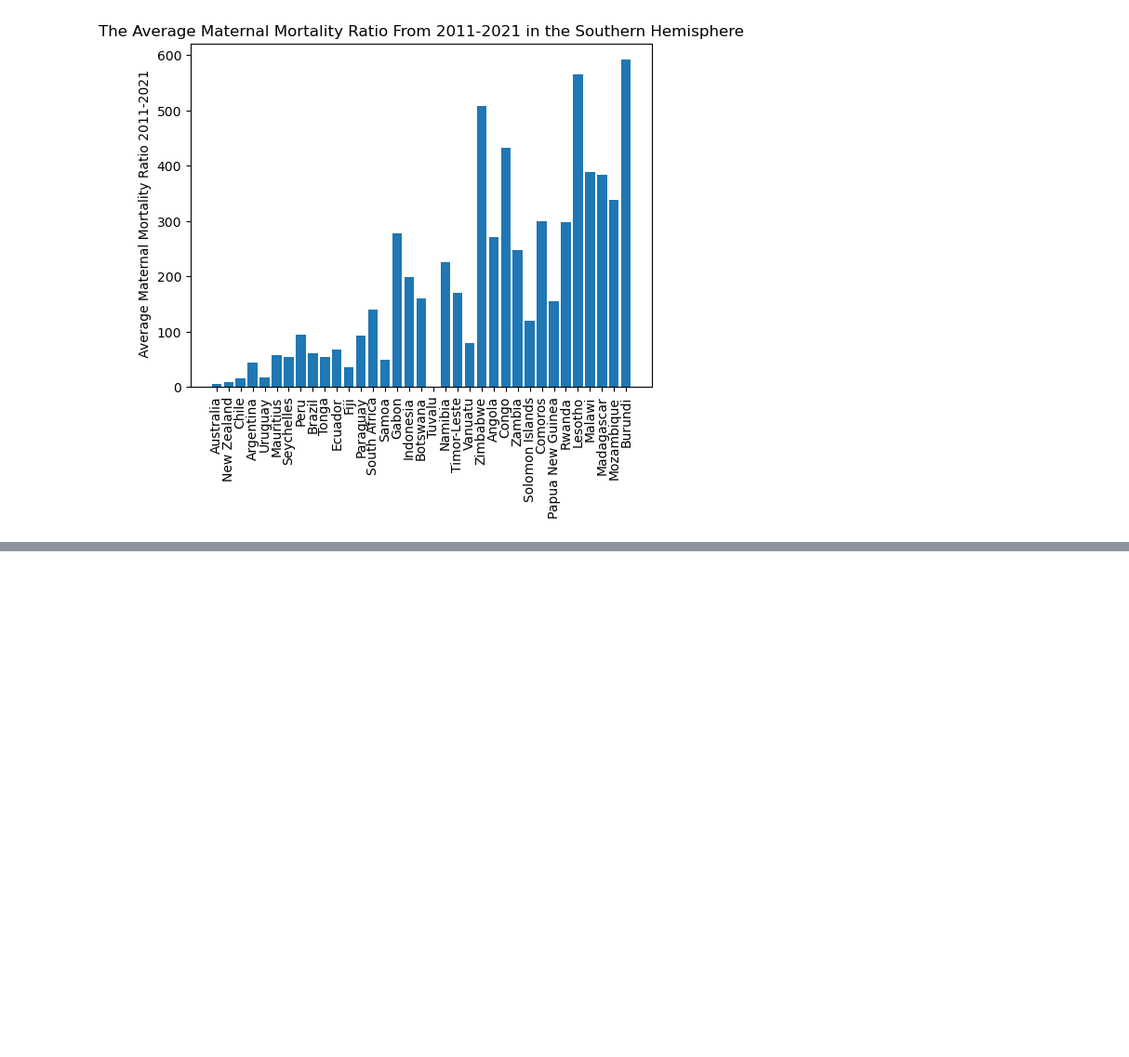
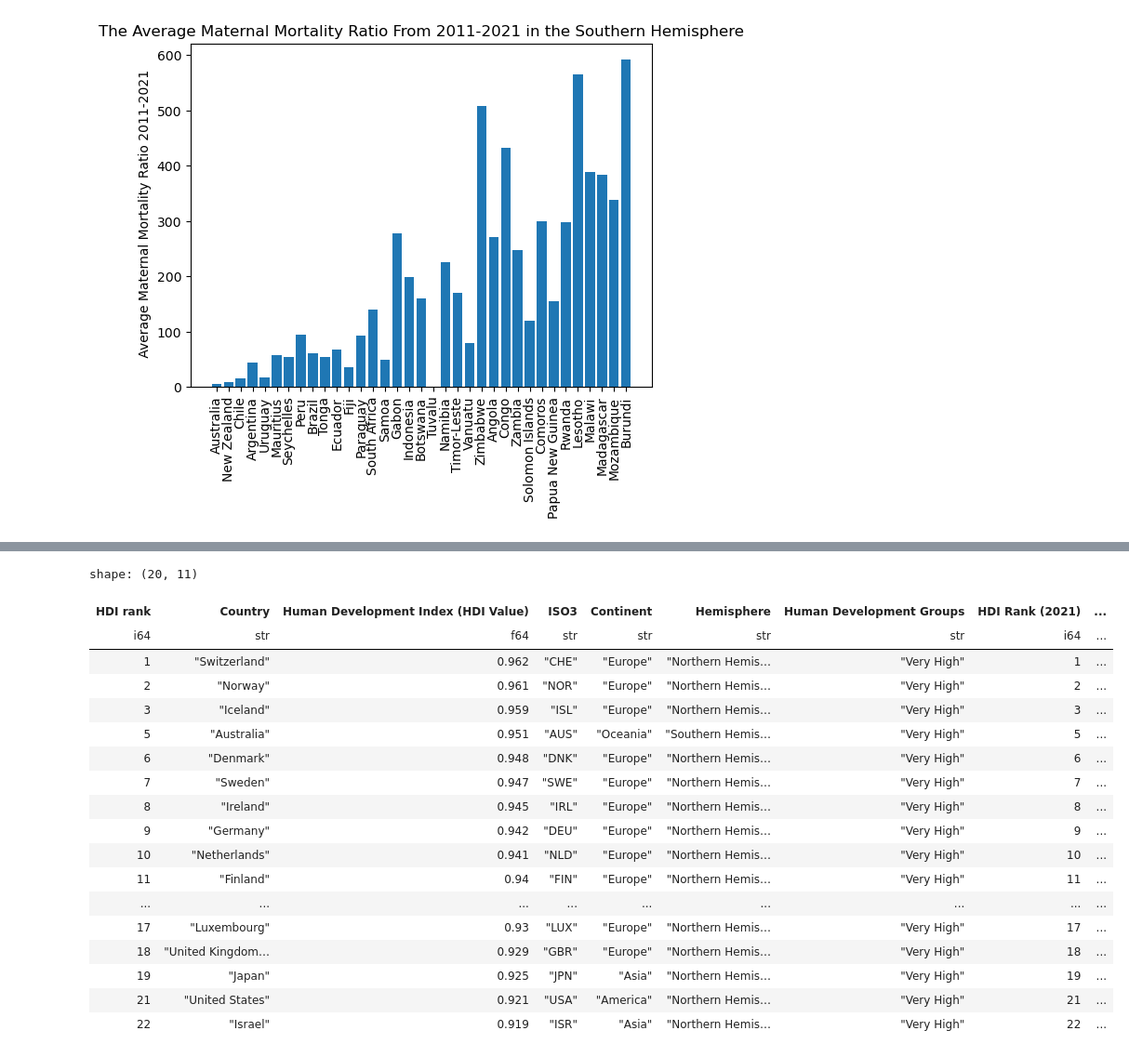
Before and after one commit to anelaherandez/Project3_team6, a Jupyter notebook: Project3.ipynb, the cells around one changed output, grey strips where cells are left out. Shown at 93% size. Saved outputs shown, nothing was run; the diff lists cells and outputs as text; code cells hidden in the pictures; blank space fills up the shorter version.

```diff
--- a/Project3.ipynb
+++ b/Project3.ipynb
@@ -315,0 +375,22 @@ North_df.write_csv('Northern_Hemisphere_Data.csv')
+# %%
+MM_Clean.head(20)
+# %% [output]
+shape: (20, 11)
+| HDI rank | Country | Human Development Index (HDI Value) | ISO3 | Continent | Hemisphere | Human Development Groups | HDI Rank (2021) | ... |
+| i64 | str | f64 | str | str | str | str | i64 | ... |
+| 1 | "Switzerland" | 0.962 | "CHE" | "Europe" | "Northern Hemis… | "Very High" | 1 | ... |
+| 2 | "Norway" | 0.961 | "NOR" | "Europe" | "Northern Hemis… | "Very High" | 2 | ... |
+| 3 | "Iceland" | 0.959 | "ISL" | "Europe" | "Northern Hemis… | "Very High" | 3 | ... |
+| 5 | "Australia" | 0.951 | "AUS" | "Oceania" | "Southern Hemis… | "Very High" | 5 | ... |
+| 6 | "Denmark" | 0.948 | "DNK" | "Europe" | "Northern Hemis… | "Very High" | 6 | ... |
+| 7 | "Sweden" | 0.947 | "SWE" | "Europe" | "Northern Hemis… | "Very High" | 7 | ... |
+| 8 | "Ireland" | 0.945 | "IRL" | "Europe" | "Northern Hemis… | "Very High" | 8 | ... |
+| 9 | "Germany" | 0.942 | "DEU" | "Europe" | "Northern Hemis… | "Very High" | 9 | ... |
+| 10 | "Netherlands" | 0.941 | "NLD" | "Europe" | "Northern Hemis… | "Very High" | 10 | ... |
+| 11 | "Finland" | 0.94 | "FIN" | "Europe" | "Northern Hemis… | "Very High" | 11 | ... |
+| ... | ... | ... | ... | ... | ... | ... | ... | ... |
+| 17 | "Luxembourg" | 0.93 | "LUX" | "Europe" | "Northern Hemis… | "Very High" | 17 | ... |
+| 18 | "United Kingdom… | 0.929 | "GBR" | "Europe" | "Northern Hemis… | "Very High" | 18 | ... |
+| 19 | "Japan" | 0.925 | "JPN" | "Asia" | "Northern Hemis… | "Very High" | 19 | ... |
+| 21 | "United States" | 0.921 | "USA" | "America" | "Northern Hemis… | "Very High" | 21 | ... |
+| 22 | "Israel" | 0.919 | "ISR" | "Asia" | "Northern Hemis… | "Very High" | 22 | ... |
```
Also changed, not shown: parts of 20 cells of this notebook, 30 other files.
